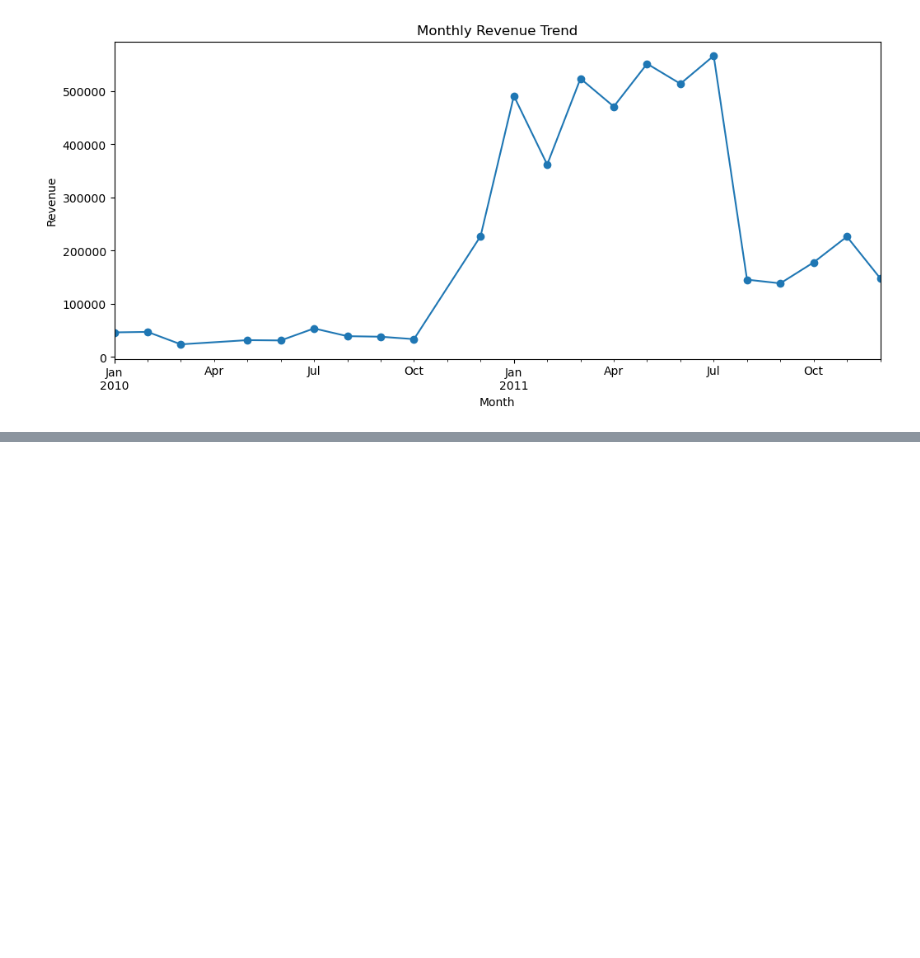
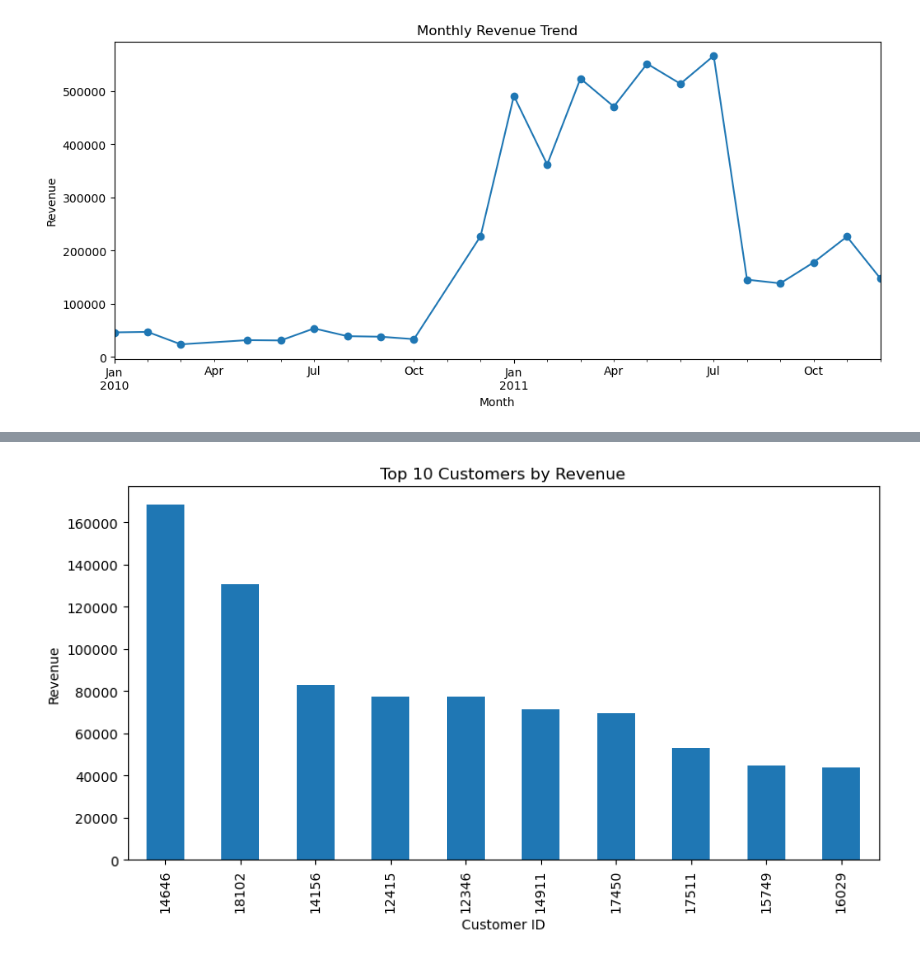
Before and after one commit to dharani-malla/Cohort-Retention-CLTV-Analysis, a Jupyter notebook: Online_Retail_EDA.ipynb, the cells around one changed output, grey strips where cells are left out. Drawn from its saved outputs; the diff is of its cells as text; code cells hidden in the pictures; blank space fills up the shorter version.

Commit message:
Top customers revenue analysis and visualization
Identified the top 10 customers based on total revenue contribution and visualized customer revenue distribution using a bar chart.

```diff
--- a/Online_Retail_EDA.ipynb
+++ b/Online_Retail_EDA.ipynb
@@ -185,0 +188,4 @@ plt.show()
+# %%
+top_customers = df.groupby('CustomerID')['Revenue'].sum().sort_values(ascending=False).head(10)
+
+print(top_customers)
@@ -185,0 +205,12 @@ plt.show()
+# %%
+plt.figure(figsize=(10,5))
+
+top_customers.plot(kind='bar')
+
+plt.title('Top 10 Customers by Revenue')
+plt.xlabel('Customer ID')
+plt.ylabel('Revenue')
+
+plt.show()
+# %% [output]
+[figure, added]
```
Also changed, not shown: parts of 2 cells of this notebook.
